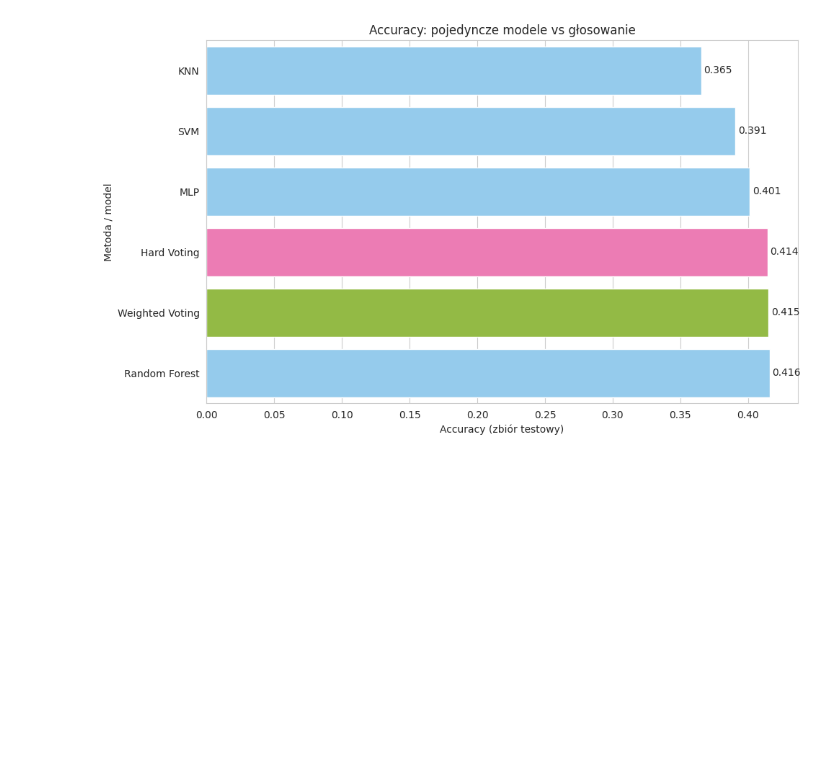
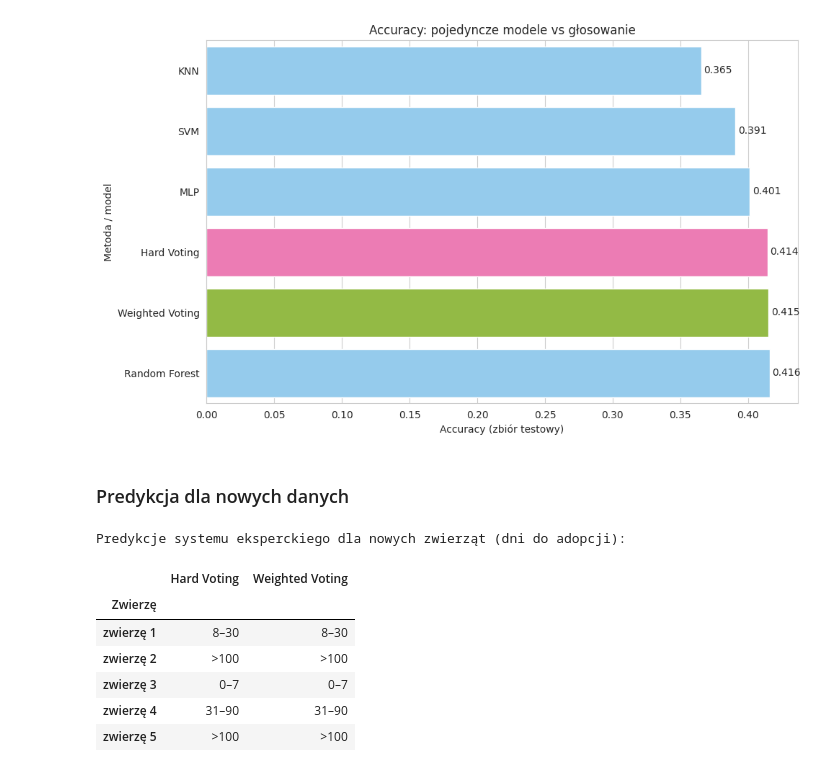
Before and after one commit to Carrie088/pet_adoption_ml, a Jupyter notebook: notebooks/07_expert_system.ipynb, the cells around one changed output. Drawn from its saved outputs; the diff is of its cells as text; code cells hidden in the pictures; blank space fills up the shorter version.

Commit message:
Add voting system prediction for new data

```diff
--- a/notebooks/07_expert_system.ipynb
+++ b/notebooks/07_expert_system.ipynb
@@ -245,3 +245,49 @@ Porównanie metod głosowania:
 | Hard Voting | 0.4143 | 0.3898 |
 | Weighted Voting | 0.4153 | 0.3871 |
 [figure]
+# %% [markdown]
+### Predykcja dla nowych danych
+# %%
+nowe_zwierzeta = pd.DataFrame([
+    # kot - mlody, zaszczepiony, odrobaczony, darmowy, duzo zdjec -> raczej szybka adopcja
+    {'Type': 2, 'Age': 1, 'Breed1': 266, 'Breed2': 0, 'Gender': 2, 'Color1': 1, 'Color2': 2, 'Color3': 0,
+     'MaturitySize': 1, 'FurLength': 1, 'Vaccinated': 1, 'Dewormed': 1, 'Sterilized': 1, 'Health': 1,
+     'Quantity': 1, 'Fee': 0, 'VideoAmt': 0, 'PhotoAmt': 6, 'HasName': 1, 'DescLength': 220},
+    # pies - starszy, niezaszczepiony, nieodrobaczony, niewysterylizowany, wysoka oplata, bez imienia, malo zdjec -> raczej wolna adopcja
+    {'Type': 1, 'Age': 12, 'Breed1': 307, 'Breed2': 0, 'Gender': 1, 'Color1': 2, 'Color2': 0, 'Color3': 0,
+     'MaturitySize': 3, 'FurLength': 2, 'Vaccinated': 2, 'Dewormed': 2, 'Sterilized': 2, 'Health': 2,
+     'Quantity': 1, 'Fee': 300, 'VideoAmt': 0, 'PhotoAmt': 1, 'HasName': 0, 'DescLength': 40},
+    # pies - mlody, zaszczepiony, odrobaczony, mala oplata, duzo zdjec -> raczej szybka adopcja
+    {'Type': 1, 'Age': 4, 'Breed1': 189, 'Breed2': 0, 'Gender': 2, 'Color1': 1, 'Color2': 5, 'Color3': 0,
+     'MaturitySize': 2, 'FurLength': 2, 'Vaccinated': 1, 'Dewormed': 1, 'Sterilized': 2, 'Health': 1,
+     'Quantity': 1, 'Fee': 50, 'VideoAmt': 0, 'PhotoAmt': 7, 'HasName': 1, 'DescLength': 120},
+    # 4 koty - mlode, niezaszczepione, odrobaczone, niewysterylizowane, darmowe, duzo zdjec -> srednia szybkosc adopcji
+    {'Type': 2, 'Age': 2, 'Breed1': 266, 'Breed2': 0, 'Gender': 3, 'Color1': 1, 'Color2': 0, 'Color3': 0,
+     'MaturitySize': 1, 'FurLength': 1, 'Vaccinated': 2, 'Dewormed': 1, 'Sterilized': 2, 'Health': 1,
+     'Quantity': 4, 'Fee': 0, 'VideoAmt': 1, 'PhotoAmt': 8, 'HasName': 0, 'DescLength': 300},
+    # kot - stary, zaszczepiony, odrobaczony, wysterylizowany, umiarkowana oplata, malo zdjec -> raczej wolna adopcja
+    {'Type': 2, 'Age': 10, 'Breed1': 264, 'Breed2': 0, 'Gender': 1, 'Color1': 3, 'Color2': 6, 'Color3': 0,
+     'MaturitySize': 3, 'FurLength': 1, 'Vaccinated': 1, 'Dewormed': 1, 'Sterilized': 1, 'Health': 1,
+     'Quantity': 1, 'Fee': 100, 'VideoAmt': 0, 'PhotoAmt': 2, 'HasName': 1, 'DescLength': 80},
+])[feature_names]
+
+pred_hard = hard_voting.predict(nowe_zwierzeta)
+pred_weighted = weighted_voting.predict(nowe_zwierzeta)
+
+wyniki = pd.DataFrame({
+    'Zwierzę': [f'zwierzę {i+1}' for i in range(len(nowe_zwierzeta))],
+    'Hard Voting': [ADOPTION_SPEED_LABELS[c] for c in pred_hard],
+    'Weighted Voting': [ADOPTION_SPEED_LABELS[c] for c in pred_weighted],
+}).set_index('Zwierzę')
+
+print('Predykcje systemu eksperckiego dla nowych zwierząt (dni do adopcji):')
+display(wyniki)
+# %% [output]
+Predykcje systemu eksperckiego dla nowych zwierząt (dni do adopcji):
+|  | Hard Voting | Weighted Voting |
+| Zwierzę |  |  |
+| zwierzę 1 | 8–30 | 8–30 |
+| zwierzę 2 | >100 | >100 |
+| zwierzę 3 | 0–7 | 0–7 |
+| zwierzę 4 | 31–90 | 31–90 |
+| zwierzę 5 | >100 | >100 |
```
